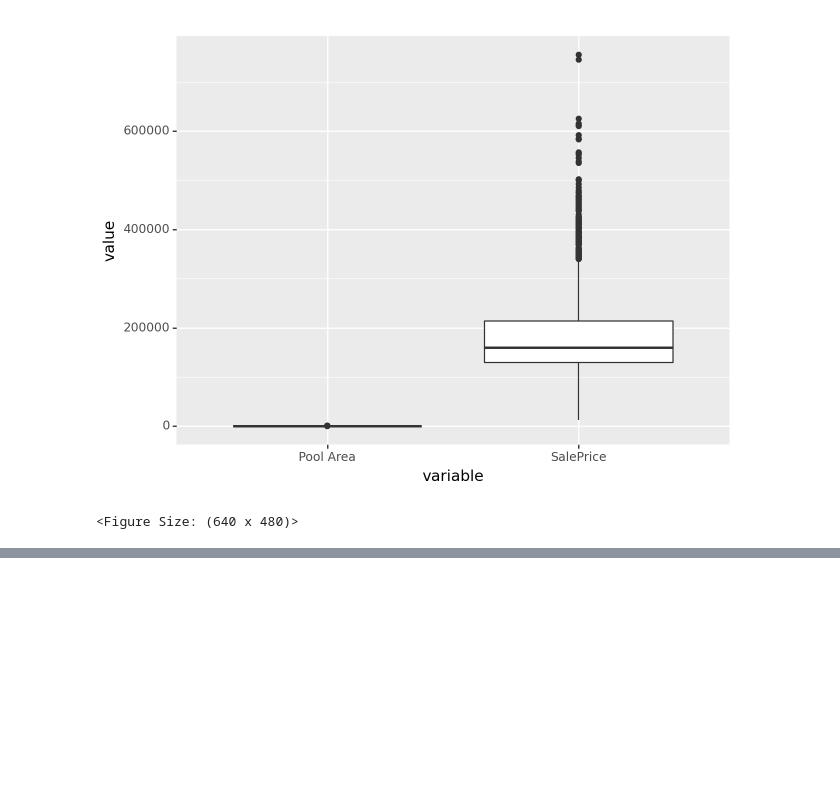
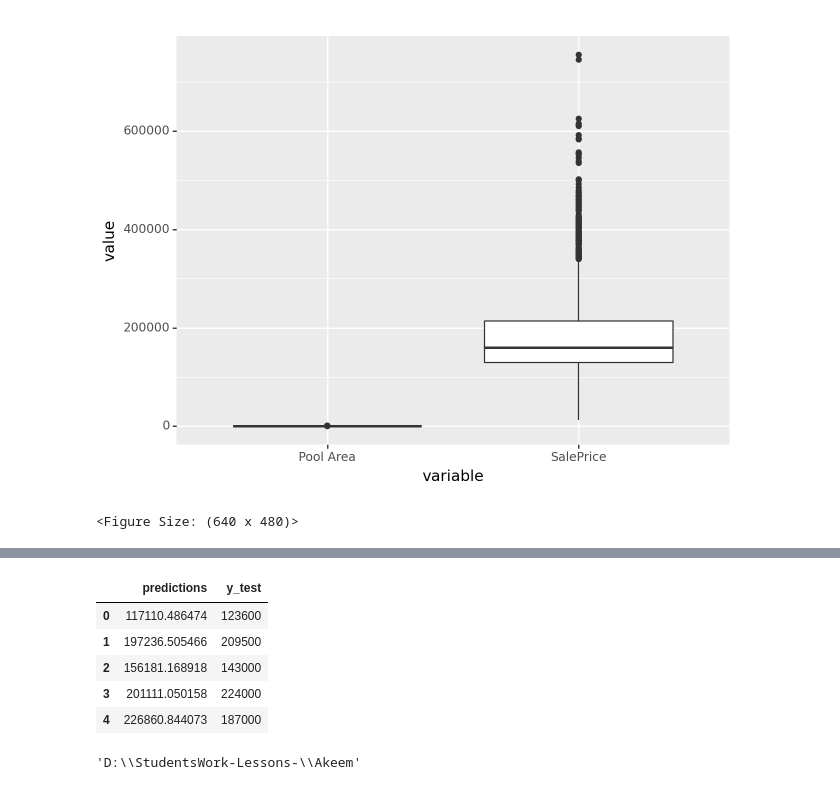
Before and after one commit to sophicist/StudentsWork-Lessons-, a Jupyter notebook: Akeem/AkeemFull ML Project.ipynb, the cells around one changed output, grey strips where cells are left out. Cells and saved outputs as stored; diff of their text form; code cells hidden in the pictures; blank space fills up the shorter version.

```diff
--- a/Akeem/AkeemFull ML Project.ipynb
+++ b/Akeem/AkeemFull ML Project.ipynb
@@ -139,0 +203,5 @@ y.head()
+# %%
+# initialize the model
+from sklearn.linear_model import LinearRegression
+model = LinearRegression()
+model1 = LinearRegression()
@@ -139,0 +225,17 @@ y.head()
+# %%
+dz = pd.DataFrame()
+dz['predictions'] = pred
+dz['y_test'] = list(y_test)
+dz.head()
+# %% [output]
+|  | predictions | y_test |
+| 0 | 117110.486474 | 123600 |
+| 1 | 197236.505466 | 209500 |
+| 2 | 156181.168918 | 143000 |
+| 3 | 201111.050158 | 224000 |
+| 4 | 226860.844073 | 187000 |
+# %%
+import os
+os.getcwd()
+# %% [output]
+'D:\\StudentsWork-Lessons-\\Akeem'
```
Also changed, not shown: parts of 16 cells of this notebook, 2 other files.
